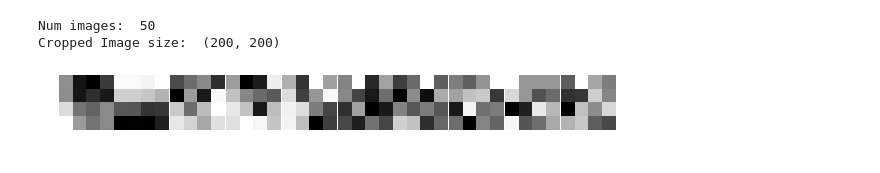
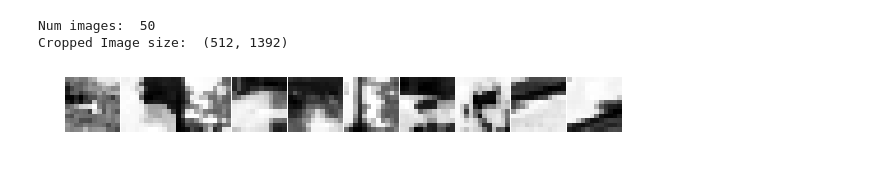
Before and after one commit to Lukeroberto/CS6140-MatchingPursuit, a Jupyter notebook: notebooks/Tests.ipynb, the cells around one changed output. Drawn from its saved outputs; the diff is of its cells as text; code cells hidden in the pictures.

```diff
--- a/notebooks/Tests.ipynb
+++ b/notebooks/Tests.ipynb
@@ -19,24 +19,24 @@ num_frames = 50
 
 images = loadVideo("dataset/2011_09_26", num_frames)
 # %%
-images = cropImages(images)
+# images = cropImages(images)
 
 print("Num images: ", len(images))
 print("Cropped Image size: ", np.shape(images[0]))
 # %% [output]
 Num images:  50
-Cropped Image size:  (200, 200)
+Cropped Image size:  (512, 1392)
 # %%
-patch_size = 4
+patch_size = 12
 num_samples = 100
 num_features = 10
 
 # features = generatePCADictionary(images, patch_size, num_samples, num_features)
 features = generateOptSparseDictionary(images, patch_size, num_samples, num_features)
 
 plotDictionary(features)
 # %% [output]
-[figure, old version]
+[figure, new version]
 # %%
 # Reconstructed image
 k = 1000
```
Also changed, not shown: parts of 6 cells of this notebook, 2 other files.
